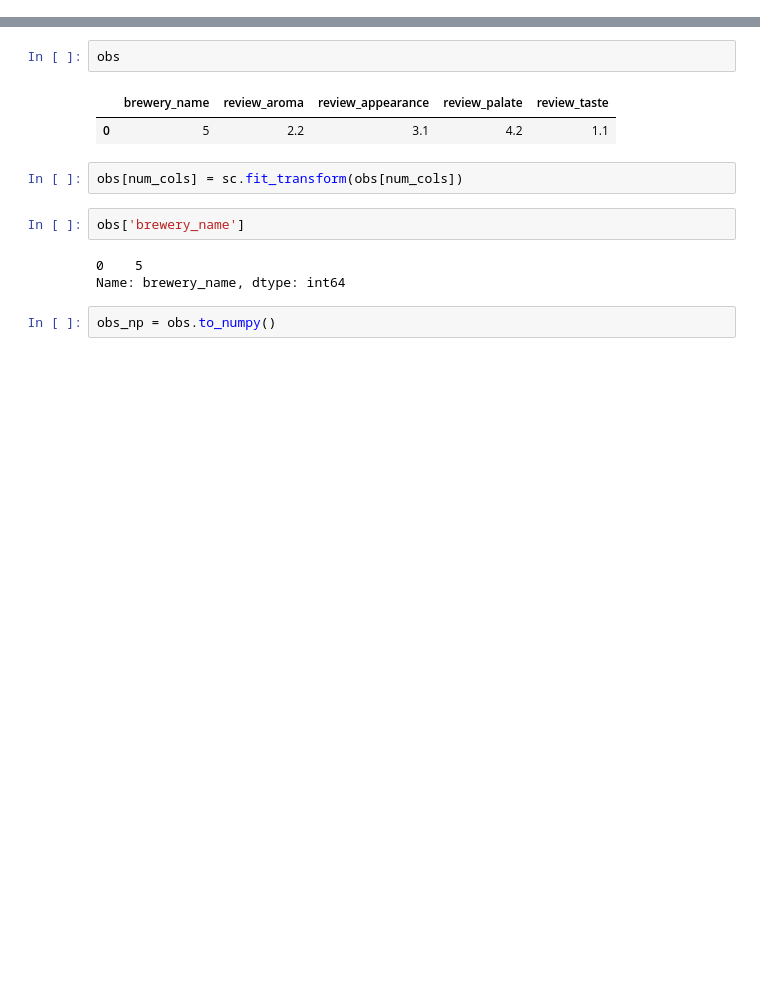
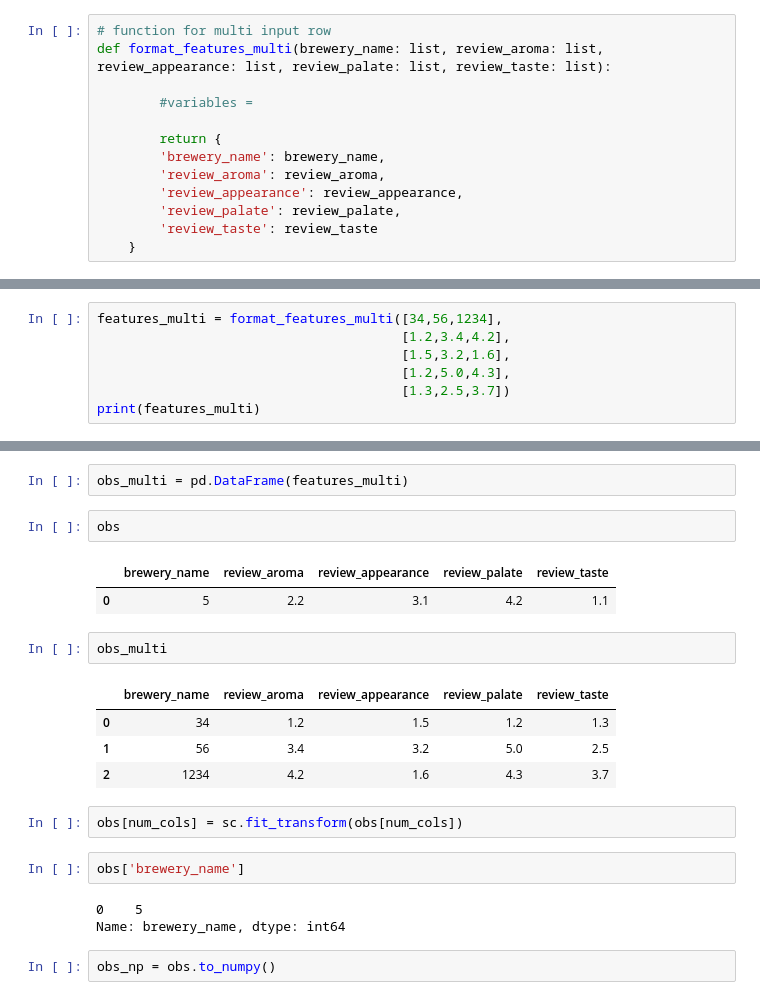
Before and after one commit to Reasmey/adsi_beer_app, a Jupyter notebook: notebooks/Data_cleaning.ipynb, the cells around one changed output, grey strips where cells are left out. Saved outputs shown, nothing was run; the diff lists cells and outputs as text; blank space fills up the shorter version.

```diff
--- a/notebooks/Data_cleaning.ipynb
+++ b/notebooks/Data_cleaning.ipynb
@@ -637,5 +640,18 @@ def format_features(brewery_name: int, review_aroma: int, review_appearance: int
         'review_palate': [review_palate],
         'review_taste': [review_taste]
     }
+# %%
+# function for multi input row
+def format_features_multi(brewery_name: list, review_aroma: list, review_appearance: list, review_palate: list, review_taste: list):
+
+        #variables =
+
+        return {
+        'brewery_name': brewery_name,
+        'review_aroma': review_aroma,
+        'review_appearance': review_appearance,
+        'review_palate': review_palate,
+        'review_taste': review_taste
+    }
 # %%
 features = format_features(5,2.2,3.1,4.2,1.1)
@@ -641,0 +666,7 @@ features = format_features(5,2.2,3.1,4.2,1.1)
+# %%
+features_multi = format_features_multi([34,56,1234],
+                                       [1.2,3.4,4.2],
+                                       [1.5,3.2,1.6],
+                                       [1.2,5.0,4.3],
+                                       [1.3,2.5,3.7])
+print(features_multi)
@@ -642,10 +675,19 @@ features = format_features(5,2.2,3.1,4.2,1.1)
 # %%
 obs = pd.DataFrame(features)
+# %%
+obs_multi = pd.DataFrame(features_multi)
 # %%
 obs
 # %% [output]
 |  | brewery_name | review_aroma | review_appearance | review_palate | review_taste |
 | 0 | 5 | 2.2 | 3.1 | 4.2 | 1.1 |
+# %%
+obs_multi
+# %% [output]
+|  | brewery_name | review_aroma | review_appearance | review_palate | review_taste |
+| 0 | 34 | 1.2 | 1.5 | 1.2 | 1.3 |
+| 1 | 56 | 3.4 | 3.2 | 5.0 | 2.5 |
+| 2 | 1234 | 4.2 | 1.6 | 4.3 | 3.7 |
 # %%
 obs[num_cols] = sc.fit_transform(obs[num_cols])
 # %%
```
Also changed, not shown: parts of 9 cells of this notebook, 3 other files.
